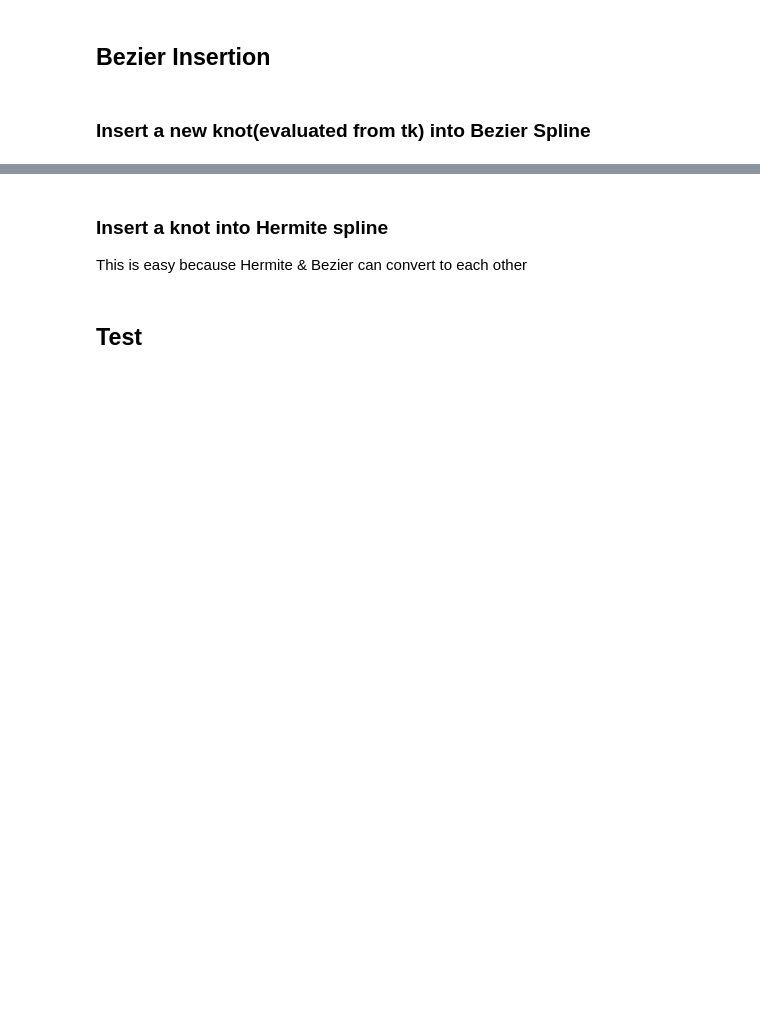
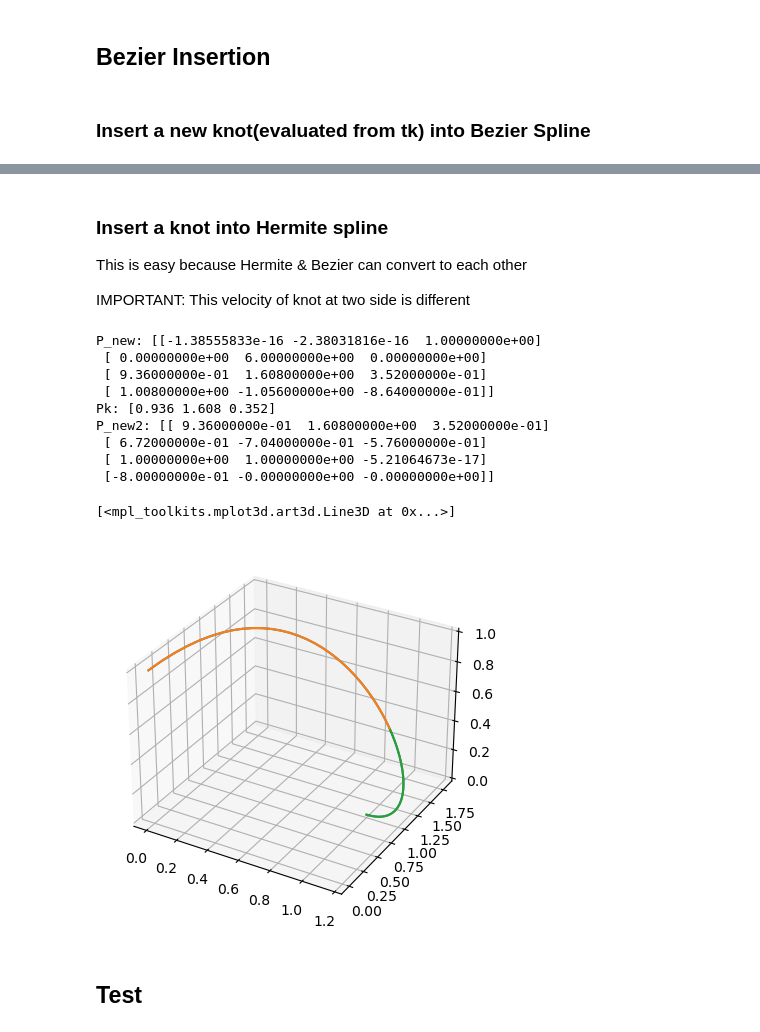
Before and after one commit to MasterYip/FLTPlanner, a Jupyter notebook: fast_legged_planner_py/swing_leg_planner/traj_gen/curve_gen.ipynb, the cells around one changed output, grey strips where cells are left out. Drawn from its saved outputs; the diff is of its cells as text; code cells hidden in the pictures; blank space fills up the shorter version.

Commit message:
test: HermiteSpline insert (failed cause it is not possible)

```diff
--- a/fast_legged_planner_py/swing_leg_planner/traj_gen/curve_gen.ipynb
+++ b/fast_legged_planner_py/swing_leg_planner/traj_gen/curve_gen.ipynb
@@ -164,6 +164,63 @@ Pk: [[0.648 0.72  0.064]]
 # %% [markdown]
 ### Insert a knot into Hermite spline
 This is easy because Hermite & Bezier can convert to each other
+
+IMPORTANT: This velocity of knot at two side is different
+# %%
+tk = 0.6
+para_mat = HERMITE_MAT
+para_inv = np.linalg.inv(para_mat)
+
+# Knot
+P1 = np.array([0, 0, 1])
+V1 = np.array([0, 10, 0])
+P2 = np.array([1, 1, 0])
+V2 = np.array([-2, 0, 0])
+P = np.array([P1, V1, P2, V2])
+
+Pk = cubic_evaluate(P, tk, para_mat)
+tk_diag = np.array([[1, 0, 0, 0],[0, tk, 0, 0],[0, 0, tk**2, 0],[0, 0, 0, tk**3]])
+P_new = para_inv @ tk_diag @ para_mat @ P
+print("P_new:", P_new)
+print("Pk:", Pk)
+# This method failed
+# tk_diag2 = np.array([[1, tk, tk**2, tk**3],
+#                     [0, 1-tk, 2*tk*(1-tk), 3*tk**2*(1-tk)],
+#                     [0, 0, 2*(1-tk)**2, 3*tk*(1-tk)**2],
+#                     [0, 0, 0, (1-tk)**3]])
+# P_new2 = (para_inv @ tk_diag2 @ para_mat @ P)
+# print("P_new2:", P_new2)
+
+# Invert curve method
+P_inv = np.array([P2, -V2, P1, -V1])
+tk_inv = 1-tk
+tk_diag_inv = np.array([[1, 0, 0, 0],[0, tk_inv, 0, 0],[0, 0, tk_inv**2, 0],[0, 0, 0, tk_inv**3]])
+P_new_inv = para_inv @ tk_diag_inv @ para_mat @ P_inv
+# print("P_new_inv:", P_new_inv)
+# print("Pk_inv:", Pk)
+P_new2 = np.array([P_new_inv[2], -P_new_inv[3], P_new_inv[0], -P_new_inv[1]])
+print("P_new2:", P_new2)
+
+resolution = 50
+ts = np.linspace(0, 1, resolution)
+# Plot
+
+ax = plt.subplot(1,1,1, projection='3d')
+ax.plot3D(*cubic_evaluate(P, ts, para_mat).T)
+ax.plot3D(*cubic_evaluate(P_new, ts, para_mat).T)
+ax.plot3D(*cubic_evaluate(P_new2, ts, para_mat).T)
+# %% [output]
+P_new: [[-1.38555833e-16 -2.38031816e-16  1.00000000e+00]
+ [ 0.00000000e+00  6.00000000e+00  0.00000000e+00]
+ [ 9.36000000e-01  1.60800000e+00  3.52000000e-01]
+ [ 1.00800000e+00 -1.05600000e+00 -8.64000000e-01]]
+Pk: [0.936 1.608 0.352]
+P_new2: [[ 9.36000000e-01  1.60800000e+00  3.52000000e-01]
+ [ 6.72000000e-01 -7.04000000e-01 -5.76000000e-01]
+ [ 1.00000000e+00  1.00000000e+00 -5.21064673e-17]
+ [-8.00000000e-01 -0.00000000e+00 -0.00000000e+00]]
+[<mpl_toolkits.mplot3d.art3d.Line3D at 0x...>]
+[figure, added]
 # %% [markdown]
 ## Test
 # %%
```
Also changed, not shown: parts of 2 cells of this notebook, 5 other files.
